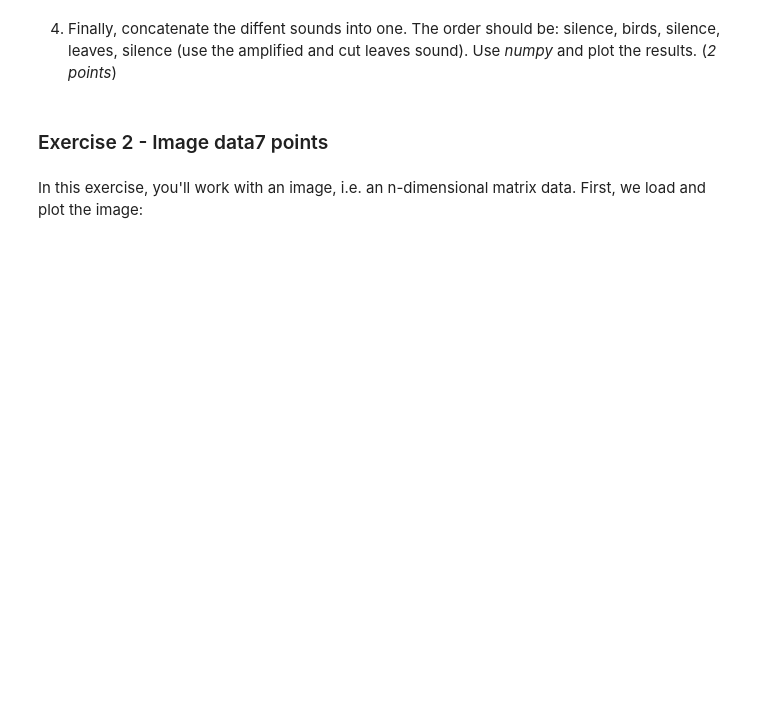
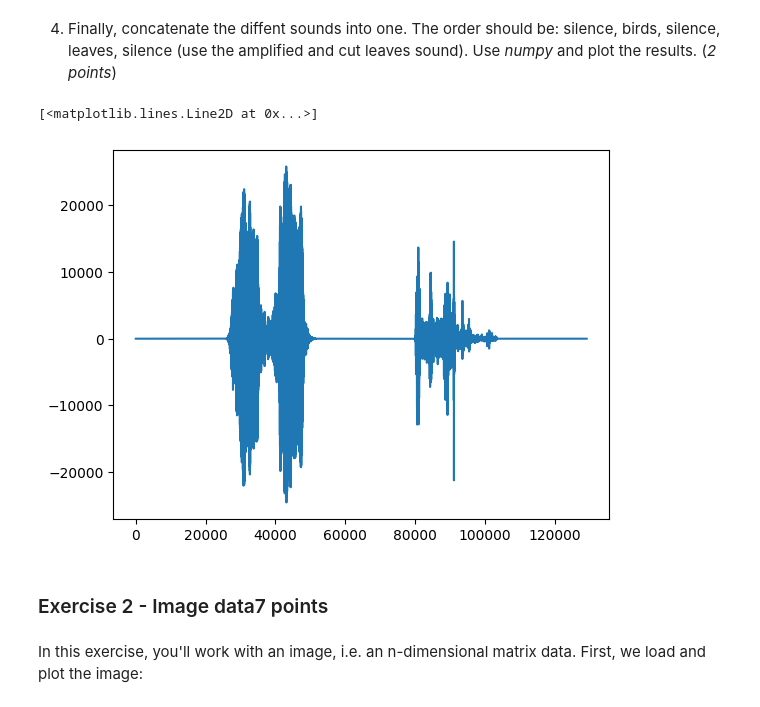
Before and after one commit to Kweisensee93/W2_assignment, a Jupyter notebook: W2_Assignment.ipynb, the cells around one changed output. Drawn from its saved outputs; the diff is of its cells as text; code cells hidden in the pictures; blank space fills up the shorter version.

```diff
--- a/W2_Assignment.ipynb
+++ b/W2_Assignment.ipynb
@@ -87,3 +121,15 @@ time.sleep(1)
+# %%
+# Dependencies still loaded from above
+
+# Merge arrays
+merged_sound = np.concatenate((silence, birds, silence, short_leaves, silence))
+
+
+# plot merged file
+plt.plot(merged_sound)
+# %% [output]
+[<matplotlib.lines.Line2D at 0x...>]
+[figure, added]
 # %% [markdown]
 <h3 style="text-align:left;">Exercise 2 - Image data<span style="float: right">7 points</span></h3>
 # %% [markdown]
```
Also changed, not shown: parts of 17 cells of this notebook, 5 other files.
